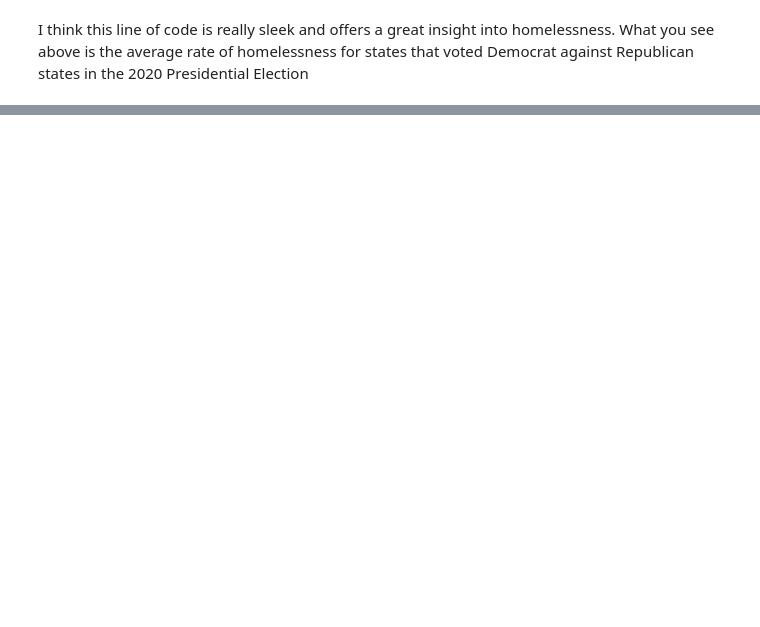
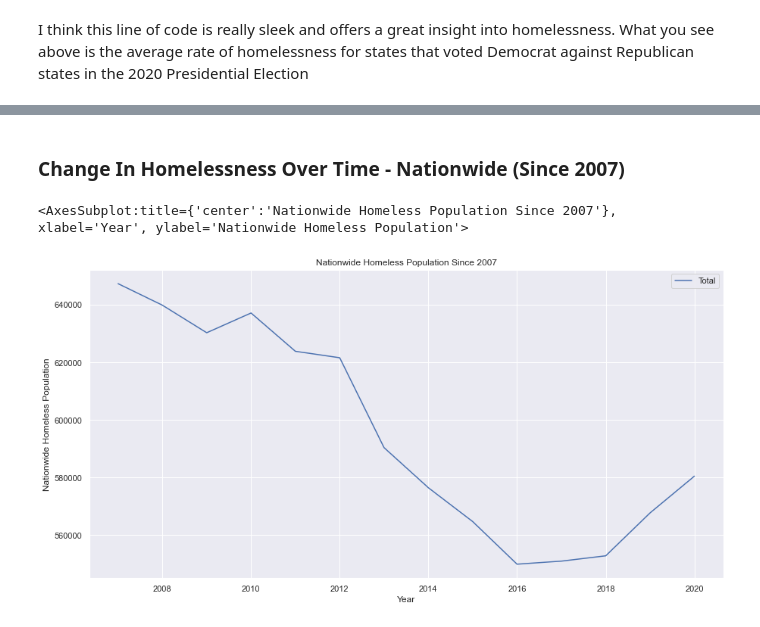
Before and after one commit to chloeu99/chloeu99.github.io, a Jupyter notebook: Final Tutorial.ipynb, the cells around one changed output, grey strips where cells are left out. Cells and saved outputs as stored; diff of their text form; code cells hidden in the pictures; blank space fills up the shorter version.

```diff
--- a/Final Tutorial.ipynb
+++ b/Final Tutorial.ipynb
@@ -460,0 +617,24 @@ See Next Steps Below - will include a regression that computes the most correlat
+# %%
+#remove rest of string from label - only keeps year id
+for columns in HUDall:
+    HUDall.rename({columns:columns[-4:]},inplace=True, axis="columns")
+
+#flips rows and columns
+HUDall = HUDall.transpose()
+
+#sets state label to column id
+for columns in HUDall:
+    HUDall.rename({columns:HUDall[columns][0]},inplace=True, axis="columns")
+HUDall.drop(["e ID"], inplace = True)
+
+#flip rows
+HUDall = HUDall.sort_index(ascending=True)
+
+#make year index a column
+HUDall.reset_index(inplace=True)
+
+#rename index to year
+HUDall.rename(columns={"index":"Year"},inplace=True)
+#cast as ints
+HUDall = HUDall.astype(int)
+HUDall.head()
@@ -460,0 +649,7 @@ See Next Steps Below - will include a regression that computes the most correlat
+# %% [markdown]
+### Change In Homelessness Over Time - Nationwide (Since 2007)
+# %%
+HUDall.plot.line(x="Year", y = "Total", ylabel = "Nationwide Homeless Population", title = "Nationwide Homeless Population Since 2007")
+# %% [output]
+<AxesSubplot:title={'center':'Nationwide Homeless Population Since 2007'}, xlabel='Year', ylabel='Nationwide Homeless Population'>
+[figure, added]
```
Also changed, not shown: parts of 68 cells of this notebook, 1 other file.
